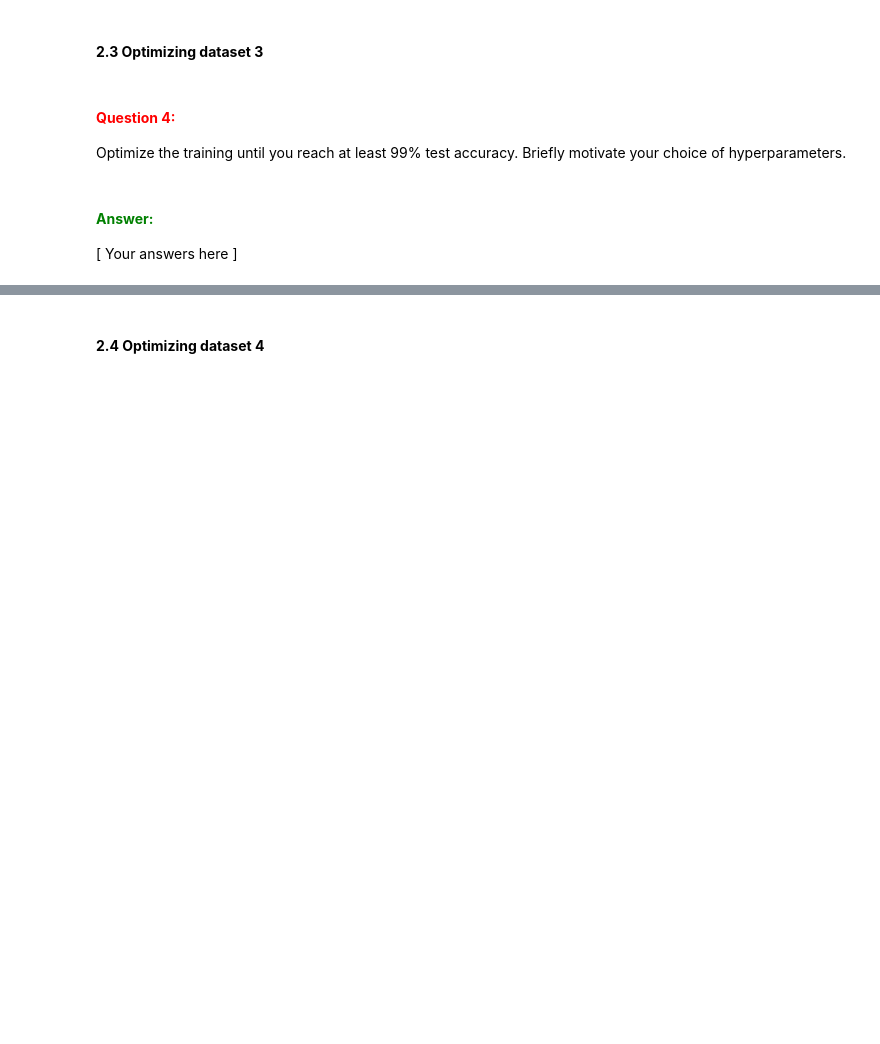
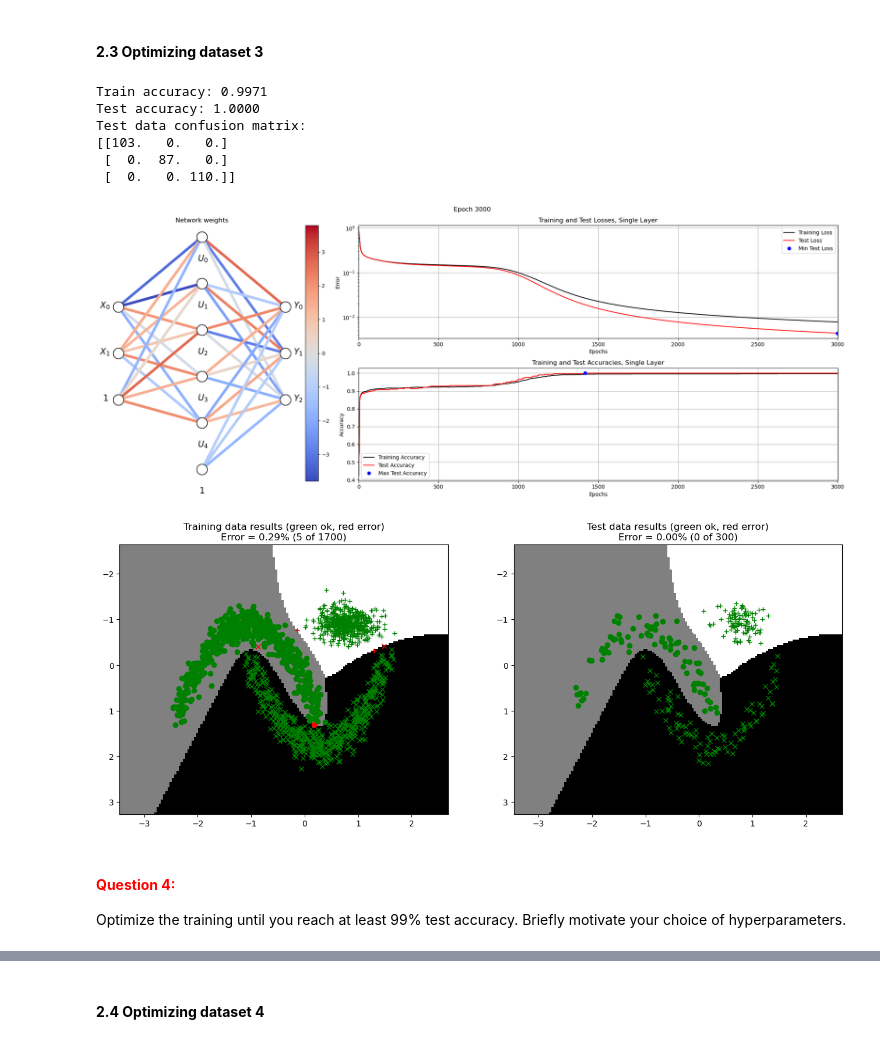
Before and after one commit to chrnas/neural-networks, a Jupyter notebook: A1_Supervised/main3_MultiLayer.ipynb, the cells around one changed output, grey strips where cells are left out. Cells and saved outputs as stored; diff of their text form; code cells hidden in the pictures; blank space fills up the shorter version.

```diff
--- a/A1_Supervised/main3_MultiLayer.ipynb
+++ b/A1_Supervised/main3_MultiLayer.ipynb
@@ -422,25 +459,32 @@ Optimize the training until you reach at least 99% test accuracy. Briefly motiva
 # %%
 # --------------------------------------------
 # === Your code here =========================
 # --------------------------------------------
-nInputs  = ???
-nClasses = ???
-nHidden  = ???
+nInputs  = 2
+nClasses = 3
+nHidden  = 5
 
-W1_0 = ???
-B1_0 = ???
-W2_0 = ???
-B2_0 = ???
+W1_0 = np.random.randn(nInputs, nHidden) * np.sqrt(2 / (nInputs + nHidden))
+B1_0 = np.zeros((1, nHidden))
+W2_0 = np.random.randn(nHidden, nClasses) * np.sqrt(2 / (nHidden + nClasses))
+B2_0 = np.zeros((1, nClasses))
 
-params = {"epochs": ???, "learningRate": ???, "normalize": False, "useTanhOutput": False}
+
+
+params = {"epochs": 3000, "learningRate": 0.1, "normalize": True, "useTanhOutput": True}
 # ============================================
 
 trainMultiLayerOnDataset(3, 0.15, W1_0, B1_0, W2_0, B2_0, params)
+# %% [output]
+Train accuracy: 0.9971
+Test accuracy: 1.0000
+Test data confusion matrix:
+[[103.   0.   0.]
+ [  0.  87.   0.]
+ [  0.   0. 110.]]
+[figure, added]
+[figure, added]
 # %% [markdown]
 #### **<span style="color:red">Question 4:</span>**
 
 Optimize the training until you reach at least 99% test accuracy. Briefly motivate your choice of hyperparameters.
-# %% [markdown]
-#### **<span style="color:green">Answer:</span>**
-
-\[ Your answers here \]
```
Also changed, not shown: parts of 12 cells of this notebook, 1 other file.
